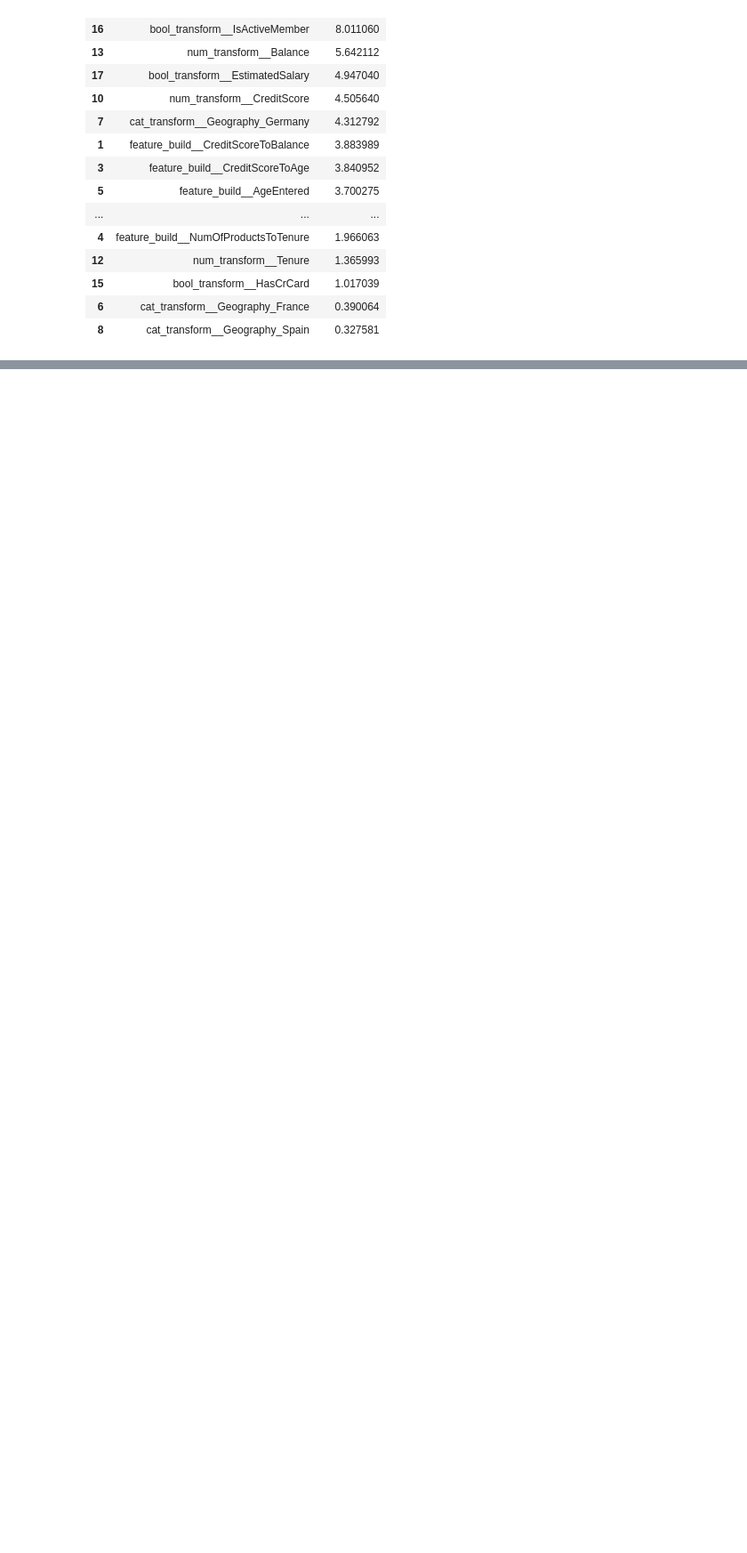
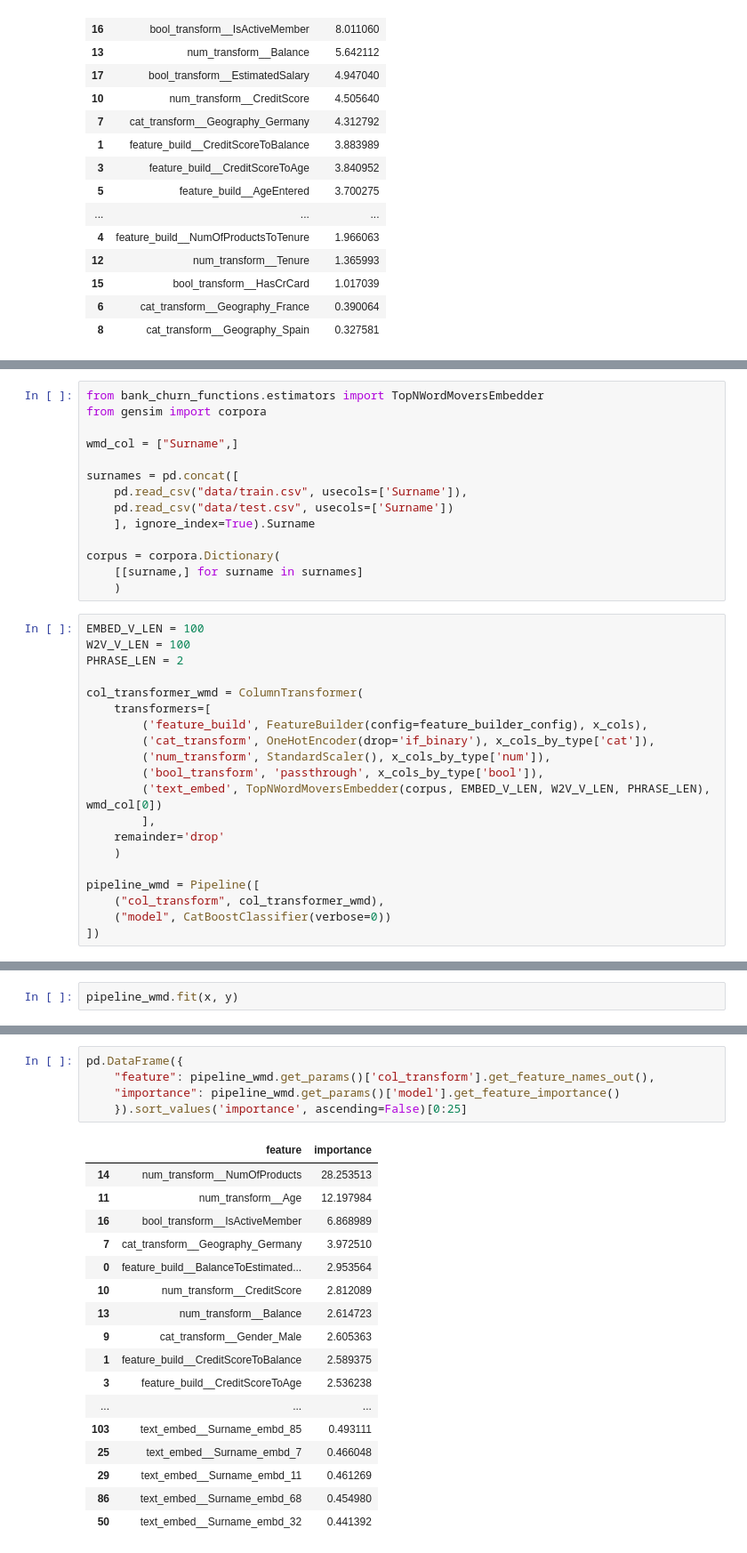
Before and after one commit to BartoszSzczesniak/bank_churn, a Jupyter notebook: modeling.ipynb, the cells around one changed output, grey strips where cells are left out. Shown: that part at 89% size. Cells and saved outputs as stored; diff of their text form; blank space fills up the shorter version.

```diff
--- a/modeling.ipynb
+++ b/modeling.ipynb
@@ -194,0 +203,34 @@ pd.DataFrame({
+# %%
+from bank_churn_functions.estimators import TopNWordMoversEmbedder
+from gensim import corpora
+
+wmd_col = ["Surname",]
+
+surnames = pd.concat([
+    pd.read_csv("data/train.csv", usecols=['Surname']),
+    pd.read_csv("data/test.csv", usecols=['Surname'])
+    ], ignore_index=True).Surname
+
+corpus = corpora.Dictionary(
+    [[surname,] for surname in surnames]
+    )
+# %%
+EMBED_V_LEN = 100
+W2V_V_LEN = 100
+PHRASE_LEN = 2
+
+col_transformer_wmd = ColumnTransformer(
+    transformers=[
+        ('feature_build', FeatureBuilder(config=feature_builder_config), x_cols),
+        ('cat_transform', OneHotEncoder(drop='if_binary'), x_cols_by_type['cat']),
+        ('num_transform', StandardScaler(), x_cols_by_type['num']),
+        ('bool_transform', 'passthrough', x_cols_by_type['bool']),
+        ('text_embed', TopNWordMoversEmbedder(corpus, EMBED_V_LEN, W2V_V_LEN, PHRASE_LEN), wmd_col[0])
+        ],
+    remainder='drop'
+    )
+
+pipeline_wmd = Pipeline([
+    ("col_transform", col_transformer_wmd),
+    ("model", CatBoostClassifier(verbose=0))
+])
@@ -194,0 +289,2 @@ pd.DataFrame({
+# %%
+pipeline_wmd.fit(x, y)
@@ -199,0 +334,23 @@ with open(f"models/best{TIME_LABEL}", "wb") as file:
+# %%
+pd.DataFrame({
+    "feature": pipeline_wmd.get_params()['col_transform'].get_feature_names_out(),
+    "importance": pipeline_wmd.get_params()['model'].get_feature_importance()
+    }).sort_values('importance', ascending=False)[0:25]
+# %% [output]
+|  | feature | importance |
+| 14 | num_transform__NumOfProducts | 28.253513 |
+| 11 | num_transform__Age | 12.197984 |
+| 16 | bool_transform__IsActiveMember | 6.868989 |
+| 7 | cat_transform__Geography_Germany | 3.972510 |
+| 0 | feature_build__BalanceToEstimated... | 2.953564 |
+| 10 | num_transform__CreditScore | 2.812089 |
+| 13 | num_transform__Balance | 2.614723 |
+| 9 | cat_transform__Gender_Male | 2.605363 |
+| 1 | feature_build__CreditScoreToBalance | 2.589375 |
+| 3 | feature_build__CreditScoreToAge | 2.536238 |
+| ... | ... | ... |
+| 103 | text_embed__Surname_embd_85 | 0.493111 |
+| 25 | text_embed__Surname_embd_7 | 0.466048 |
+| 29 | text_embed__Surname_embd_11 | 0.461269 |
+| 86 | text_embed__Surname_embd_68 | 0.454980 |
+| 50 | text_embed__Surname_embd_32 | 0.441392 |
```
Also changed, not shown: parts of 14 cells of this notebook, 1 other file.
